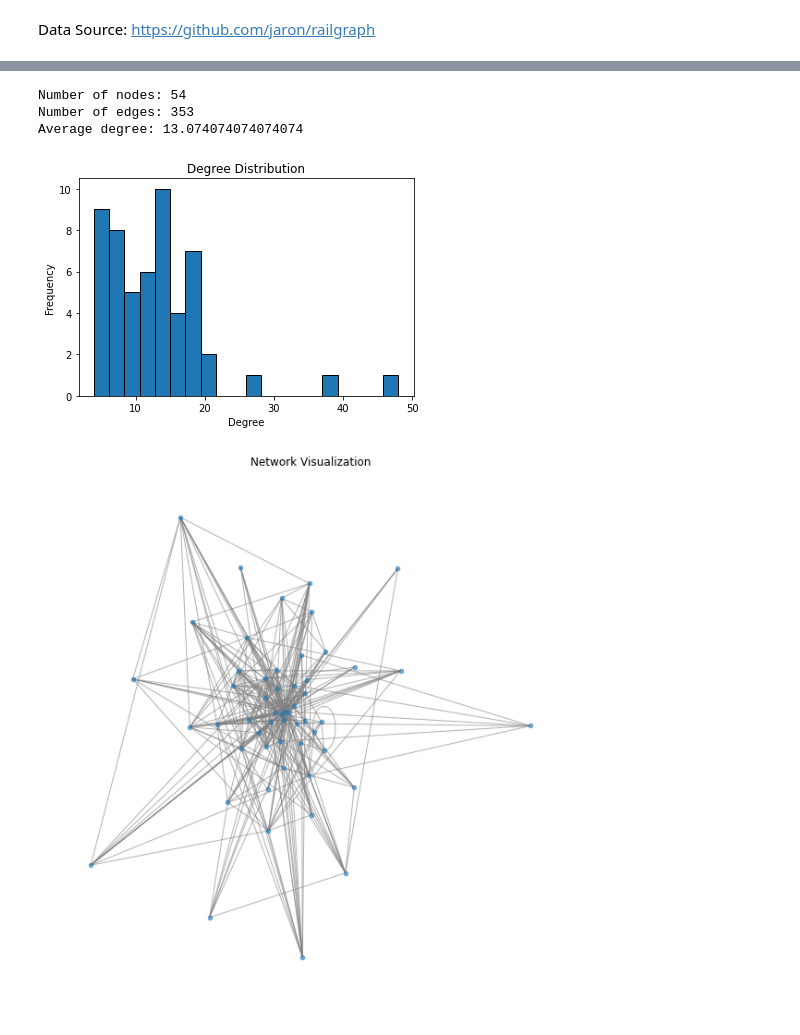
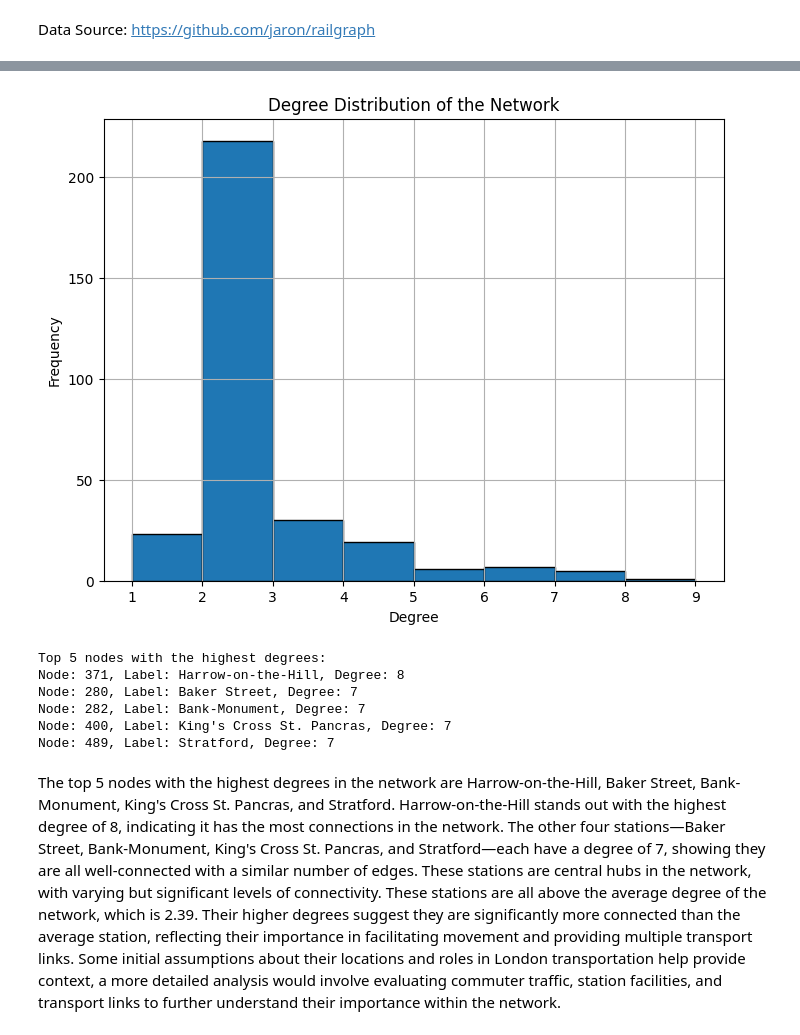
Before and after one commit to schmeti/uc3m_network_analysis, a Jupyter notebook: main.ipynb, the cells around one changed output, grey strips where cells are left out. Cells and saved outputs as stored; diff of their text form; code cells hidden in the pictures.

```diff
--- a/main.ipynb
+++ b/main.ipynb
@@ -133,29 +69,0 @@ edges
-# %%
-# Create a graph
-G = nx.Graph()
-G.add_weighted_edges_from(edges.values)
-
-# Basic EDA
-print("Number of nodes:", G.number_of_nodes())
-print("Number of edges:", G.number_of_edges())
-print("Average degree:", sum(dict(G.degree()).values()) / G.number_of_nodes())
-
-# Plot the degree distribution
-degrees = [d for _, d in G.degree()]
-plt.hist(degrees, bins=20, edgecolor="black")
-plt.xlabel("Degree")
-plt.ylabel("Frequency")
-plt.title("Degree Distribution")
-plt.show()
-
-# Draw the network
-plt.figure(figsize=(8, 8))
-nx.draw(G, node_size=20, alpha=0.6, edge_color="gray")
-plt.title("Network Visualization")
-plt.show()
-# %% [output]
-Number of nodes: 54
-Number of edges: 353
-Average degree: 13.074074074074074
-[figure, removed]
-[figure, removed]
@@ -161,0 +75,36 @@ Average degree: 13.074074074074074
+# %%
+# Degree of each node in the graph
+degrees = dict(G.degree())  # {node: degree}
+
+# Degree distribution (histogram)
+degree_sequence = [degree for node, degree in degrees.items()]
+
+# Plot the degree distribution
+plt.figure(figsize=(8, 6))
+plt.hist(degree_sequence, bins=range(min(degree_sequence), max(degree_sequence) + 2), edgecolor='black')
+plt.title('Degree Distribution of the Network')
+plt.xlabel('Degree')
+plt.ylabel('Frequency')
+plt.grid(True)
+plt.show()
+
+# Find the top 5 nodes with the highest degrees
+sorted_nodes_by_degree = sorted(degrees.items(), key=lambda x: x[1], reverse=True)[:5]
+
+# Print the top 5 nodes with their degrees and labels
+print("\nTop 5 nodes with the highest degrees:")
+for node, degree in sorted_nodes_by_degree:
+    label = G.nodes[node].get('label', 'No Label')
+    print(f"Node: {node}, Label: {label}, Degree: {degree}")
+# %% [output]
+[figure, added]
+Top 5 nodes with the highest degrees:
+Node: 371, Label: Harrow-on-the-Hill, Degree: 8
+Node: 280, Label: Baker Street, Degree: 7
+Node: 282, Label: Bank-Monument, Degree: 7
+Node: 400, Label: King's Cross St. Pancras, Degree: 7
+Node: 489, Label: Stratford, Degree: 7
+# %% [markdown]
+The top 5 nodes with the highest degrees in the network are Harrow-on-the-Hill, Baker Street, Bank-Monument, King's Cross St. Pancras, and Stratford. Harrow-on-the-Hill stands out with the highest degree of 8, indicating it has the most connections in the network. The other four stations—Baker Street, Bank-Monument, King's Cross St. Pancras, and Stratford—each have a degree of 7, showing they are all well-connected with a similar number of edges. These stations are central hubs in the network, with varying but significant levels of connectivity.
+These stations are all above the average degree of the network, which is 2.39. Their higher degrees suggest they are significantly more connected than the average station, reflecting their importance in facilitating movement and providing multiple transport links.
+Some initial assumptions about their locations and roles in London transportation help provide context, a more detailed analysis would involve evaluating commuter traffic, station facilities, and transport links to further understand their importance within the network.
```
Also changed, not shown: parts of 22 cells of this notebook.
